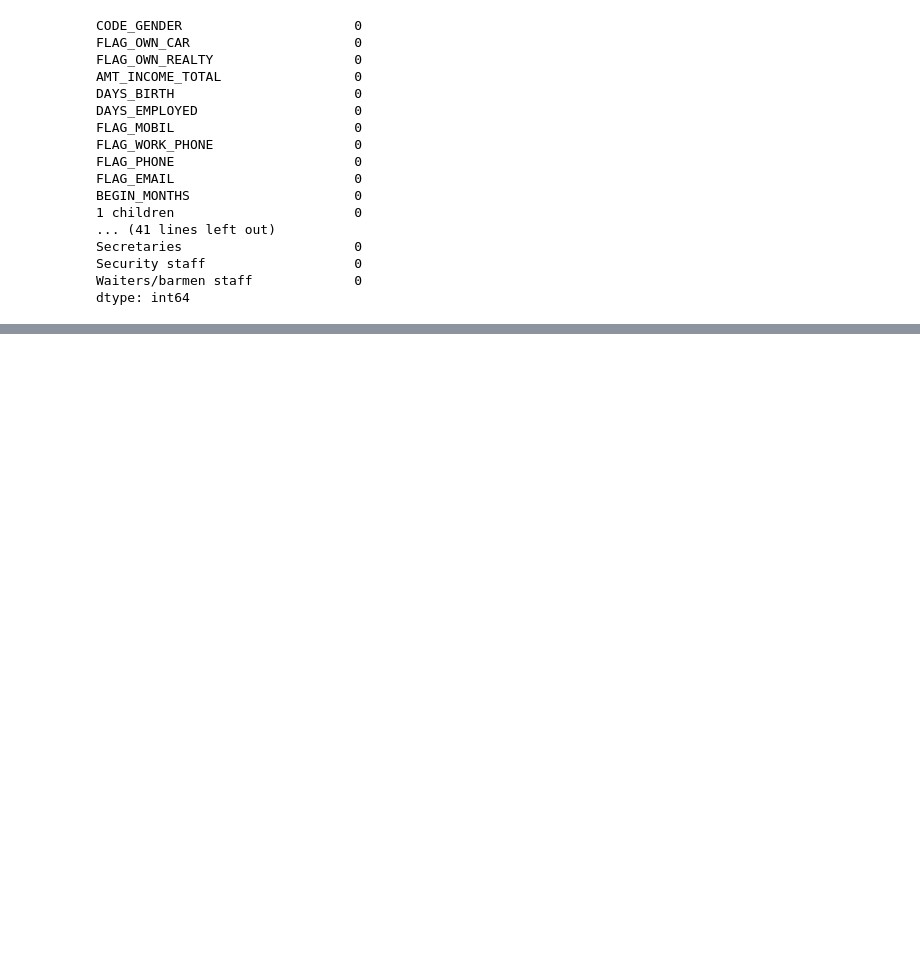
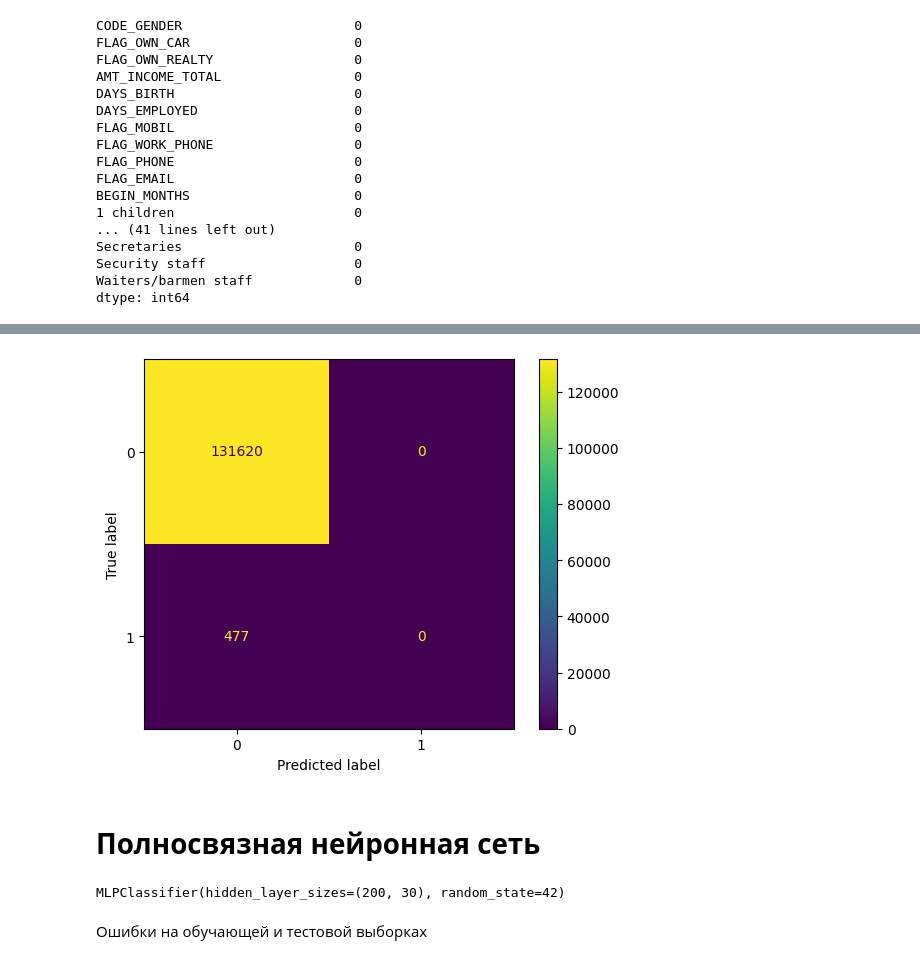
Before and after one commit to lada-nikiforova/MachineLearning, a Jupyter notebook: credit_card_approval.ipynb, the cells around one changed output, grey strips where cells are left out. Cells and saved outputs as stored; diff of their text form; code cells hidden in the pictures; blank space fills up the shorter version.

```diff
--- a/credit_card_approval.ipynb
+++ b/credit_card_approval.ipynb
@@ -511,0 +617,9 @@ print(err_train, err_test)
+# %%
+cm = confusion_matrix(y_test, rg.predict(X_test))
+disp = ConfusionMatrixDisplay(confusion_matrix = cm, display_labels = rg.classes_)
+disp.plot()
+plt.show()
+# %% [output]
+[figure, added]
+# %% [markdown]
+# **Полносвязная нейронная сеть**
@@ -511,0 +632,6 @@ print(err_train, err_test)
+# %%
+mlp_model.fit(X_train, y_train)
+# %% [output]
+MLPClassifier(hidden_layer_sizes=(200, 30), random_state=42)
+# %% [markdown]
+Ошибки на обучающей и тестовой выборках
```
Also changed, not shown: parts of 57 cells of this notebook.
